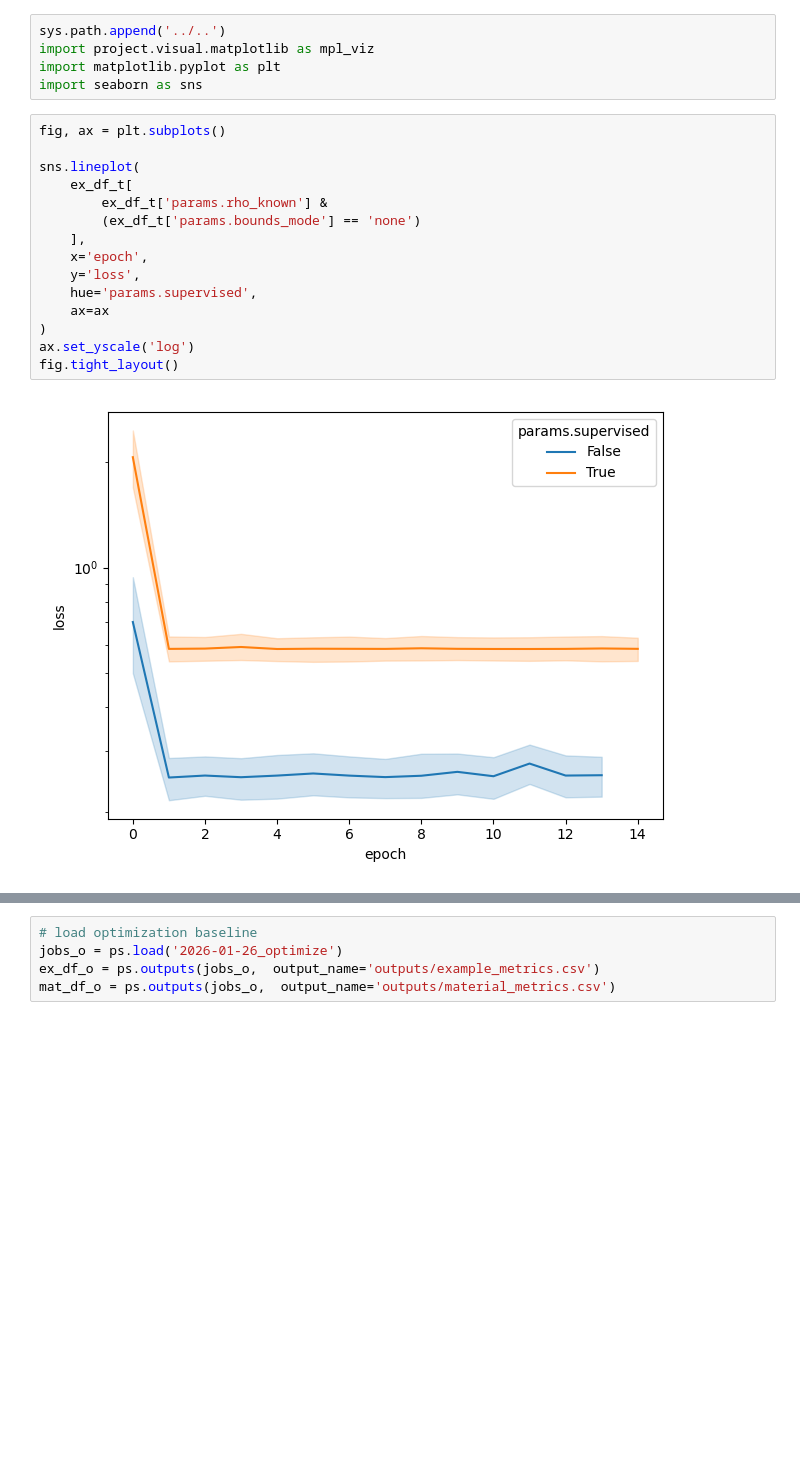
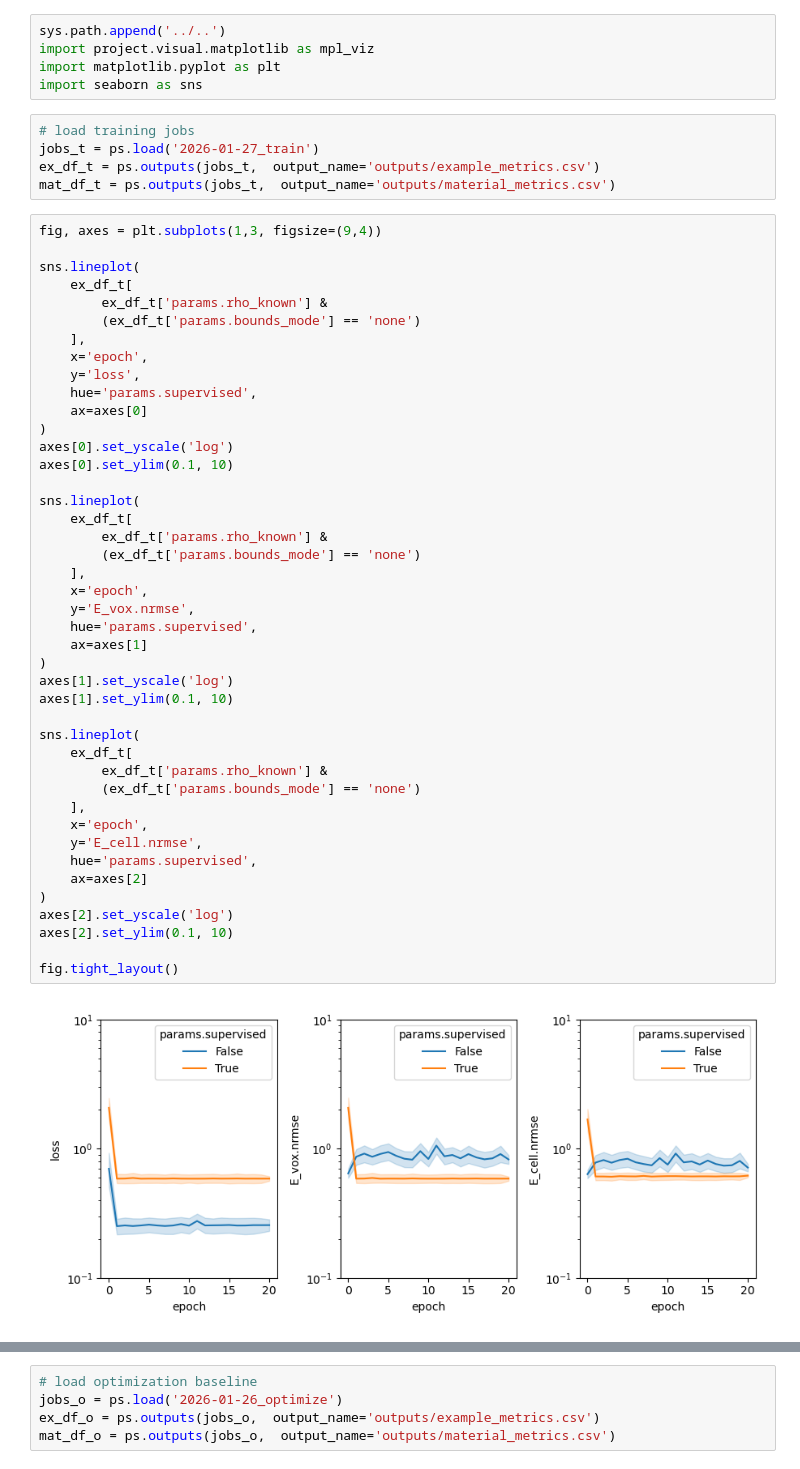
Before and after one commit to mattragoza/lung-project, a Jupyter notebook: notebooks/shapenet/32-training-experiment-new.ipynb, the cells around one changed output, grey strips where cells are left out. Cells and saved outputs as stored; diff of their text form; blank space fills up the shorter version.

```diff
--- a/notebooks/shapenet/32-training-experiment-new.ipynb
+++ b/notebooks/shapenet/32-training-experiment-new.ipynb
@@ -341,23 +323,56 @@ sys.path.append('../..')
 import project.visual.matplotlib as mpl_viz
 import matplotlib.pyplot as plt
 import seaborn as sns
+# %%
+# load training jobs
+jobs_t = ps.load('2026-01-27_train')
+ex_df_t = ps.outputs(jobs_t,  output_name='outputs/example_metrics.csv')
+mat_df_t = ps.outputs(jobs_t,  output_name='outputs/material_metrics.csv')
 # %%
-fig, ax = plt.subplots()
+fig, axes = plt.subplots(1,3, figsize=(9,4))
 
 sns.lineplot(
     ex_df_t[
         ex_df_t['params.rho_known'] &
         (ex_df_t['params.bounds_mode'] == 'none')
     ],
     x='epoch',
     y='loss',
     hue='params.supervised',
-    ax=ax
+    ax=axes[0]
 )
-ax.set_yscale('log')
+axes[0].set_yscale('log')
+axes[0].set_ylim(0.1, 10)
+
+sns.lineplot(
+    ex_df_t[
+        ex_df_t['params.rho_known'] &
+        (ex_df_t['params.bounds_mode'] == 'none')
+    ],
+    x='epoch',
+    y='E_vox.nrmse',
+    hue='params.supervised',
+    ax=axes[1]
+)
+axes[1].set_yscale('log')
+axes[1].set_ylim(0.1, 10)
+
+sns.lineplot(
+    ex_df_t[
+        ex_df_t['params.rho_known'] &
+        (ex_df_t['params.bounds_mode'] == 'none')
+    ],
+    x='epoch',
+    y='E_cell.nrmse',
+    hue='params.supervised',
+    ax=axes[2]
+)
+axes[2].set_yscale('log')
+axes[2].set_ylim(0.1, 10)
+
 fig.tight_layout()
 # %% [output]
-[figure, old version]
+[figure, new version]
 # %%
 fig, ax = plt.subplots()
 
```
Also changed, not shown: parts of 28 cells of this notebook, 4 other files.
